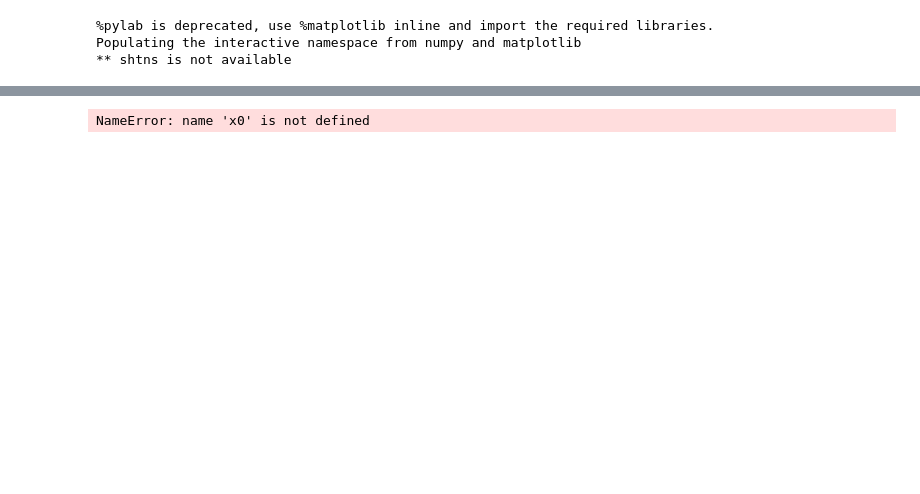
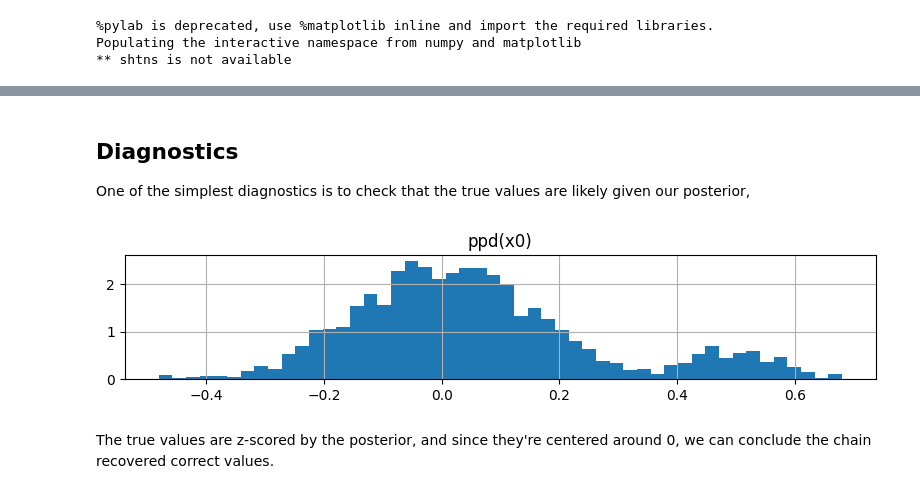
Before and after one commit to ins-amu/vbjax, a Jupyter notebook: 60 First field in numpyro.ipynb, the cells around one changed output, grey strips where cells are left out. Cells and saved outputs as stored; diff of their text form; code cells hidden in the pictures; blank space fills up the shorter version.

```diff
--- a/60 First field in numpyro.ipynb
+++ b/60 First field in numpyro.ipynb
@@ -113,4 +90,17 @@ mcmc = MCMC(nuts_kernel, num_warmup=1000, num_samples=1000)
 rng_key = jax.random.PRNGKey(0)
 mcmc.run(rng_key, xt=xt)
+# %% [markdown]
+## Diagnostics
+
+One of the simplest diagnostics is to check that the true values are likely given our posterior,
 # %%
 samples = mcmc.get_samples()
+x0h = samples['x0h']
+
+figure(figsize=(8, 2))
+hist(((x0 - x0h.mean(axis=0))/x0h.std(axis=0)).reshape(-1), 50, density=True)
+title('ppd(x0)');
+grid(1)
+tight_layout()
+# %% [output]
+[figure, added]
@@ -127,4 +107,2 @@ tight_layout()
-# %%
-x0
-# %% [output]
-NameError: name 'x0' is not defined
+# %% [markdown]
+The true values are z-scored by the posterior, and since they're centered around 0, we can conclude the chain recovered correct values.
```
Also changed, not shown: parts of 20 cells of this notebook, 18 other files.
